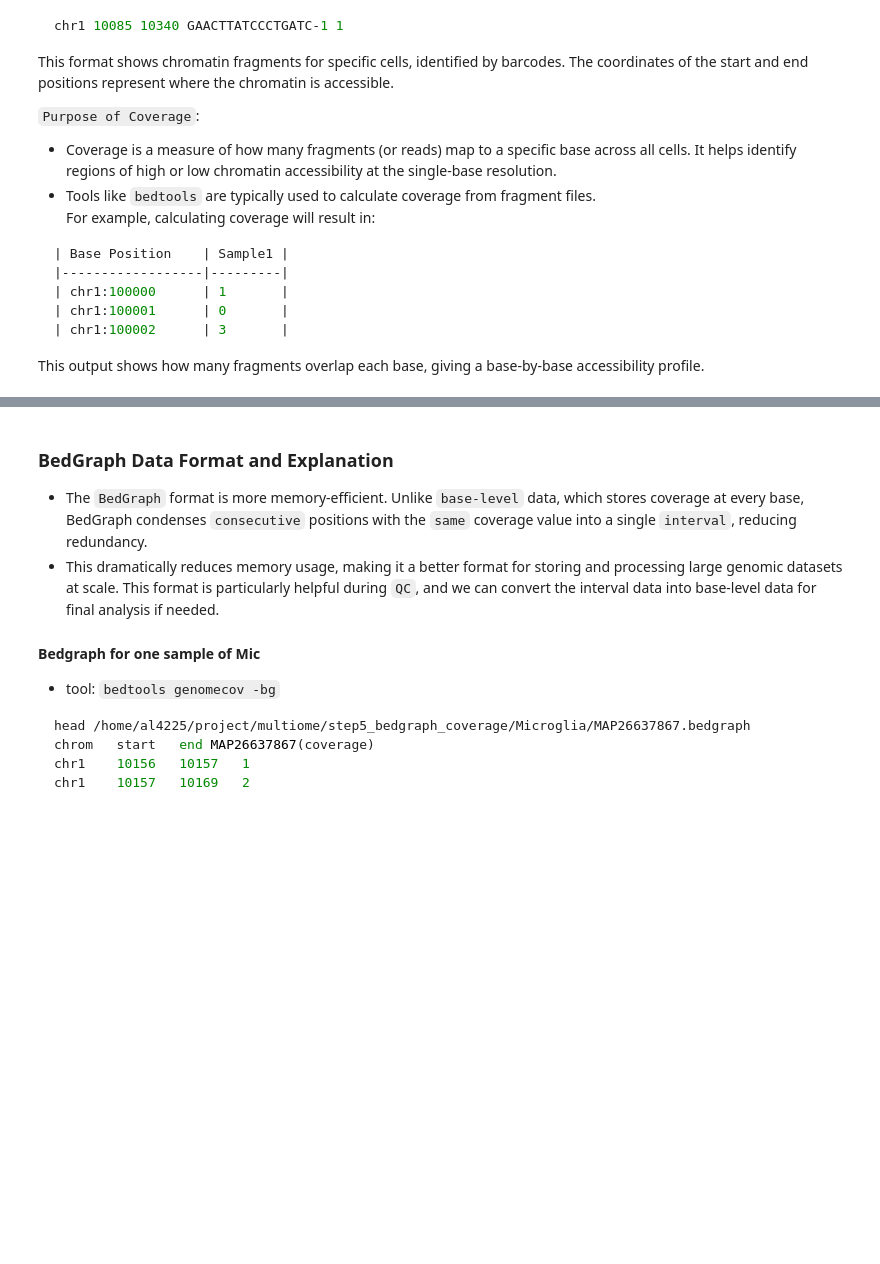
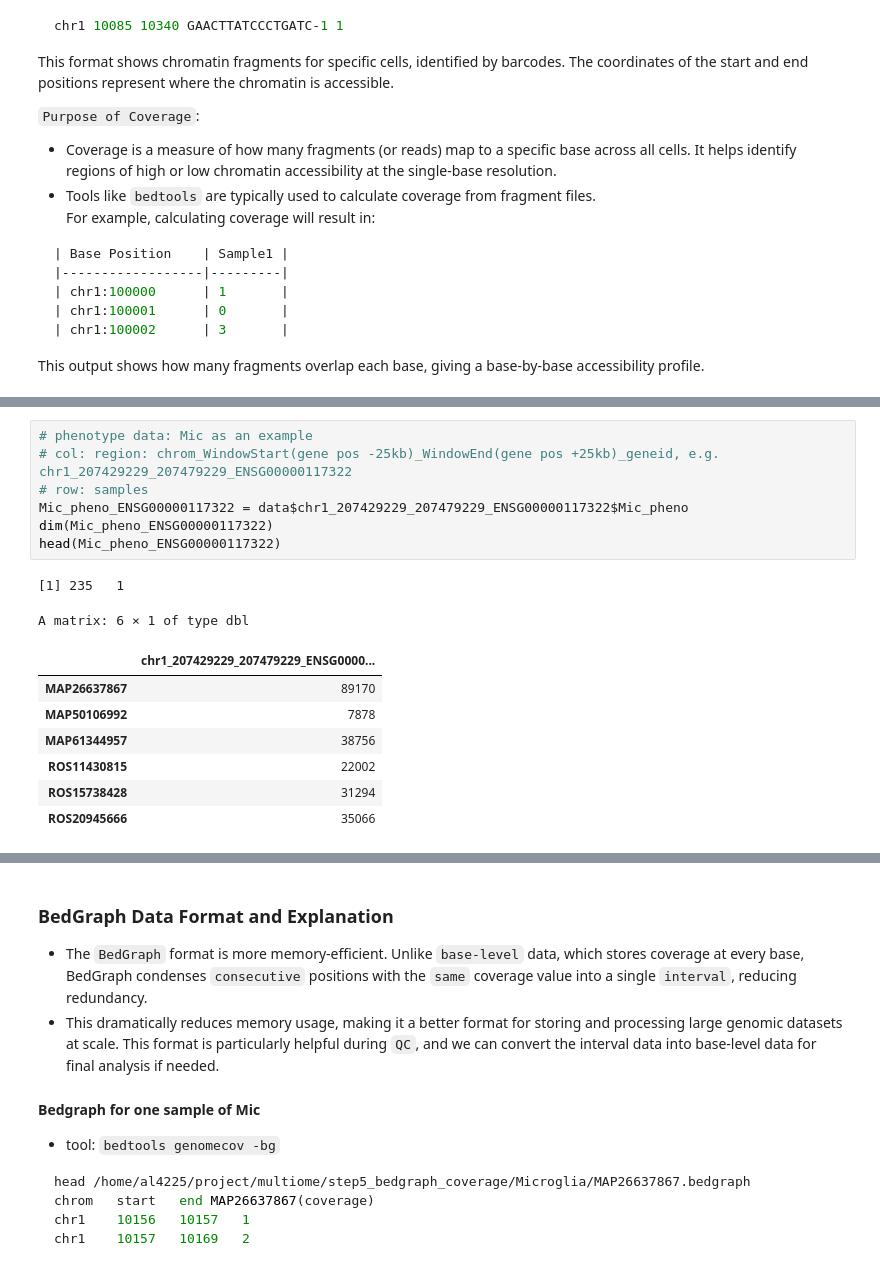
Before and after one commit to al4225/multiome_ATAC_mfsusie, a Jupyter notebook: notebook/ATAC_seq_processing.ipynb, the cells around one changed output, grey strips where cells are left out. Drawn from its saved outputs; the diff is of its cells as text; blank space fills up the shorter version.

```diff
--- a/notebook/ATAC_seq_processing.ipynb
+++ b/notebook/ATAC_seq_processing.ipynb
@@ -97,0 +241,17 @@ This pseudobulk-level matrix can undergo QC to filter out low-quality samples, e
+# %%
+# phenotype data: Mic as an example
+# col: region: chrom_WindowStart(gene pos -25kb)_WindowEnd(gene pos +25kb)_geneid, e.g. chr1_207429229_207479229_ENSG00000117322
+# row: samples
+Mic_pheno_ENSG00000117322 = data$chr1_207429229_207479229_ENSG00000117322$Mic_pheno
+dim(Mic_pheno_ENSG00000117322)
+head(Mic_pheno_ENSG00000117322)
+# %% [output]
+[1] 235   1
+A matrix: 6 × 1 of type dbl
+|  | chr1_207429229_207479229_ENSG0000... |
+| MAP26637867 | 89170 |
+| MAP50106992 | 7878 |
+| MAP61344957 | 38756 |
+| ROS11430815 | 22002 |
+| ROS15738428 | 31294 |
+| ROS20945666 | 35066 |
```
Also changed, not shown: parts of 7 cells of this notebook.
